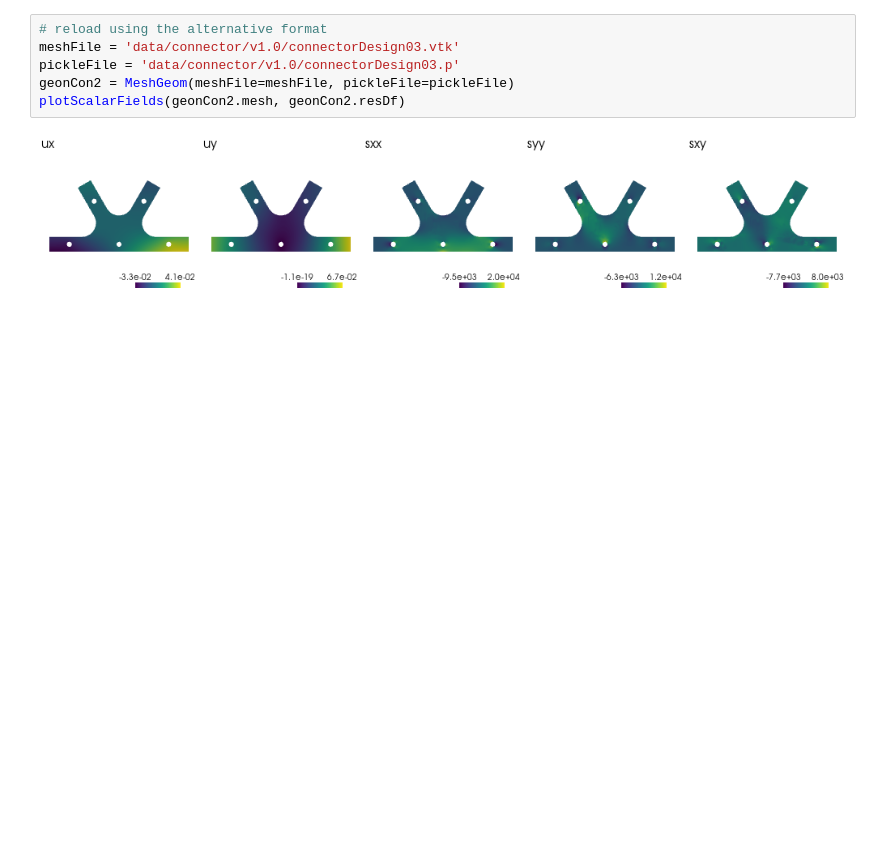
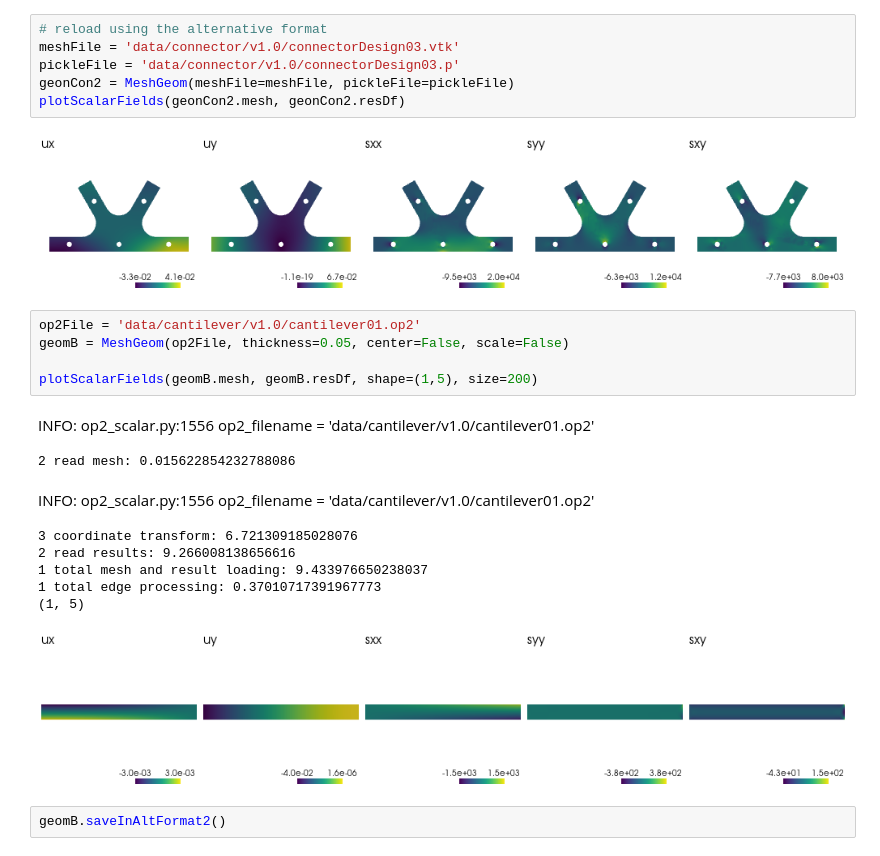
Before and after one commit to ewhalen12/pinnDSE, a Jupyter notebook: fileConversion.ipynb, the cells around one changed output. Drawn from its saved outputs; the diff is of its cells as text; blank space fills up the shorter version.

Commit message:
new save format

```diff
--- a/fileConversion.ipynb
+++ b/fileConversion.ipynb
@@ -67,3 +67,20 @@ geonCon2 = MeshGeom(meshFile=meshFile, pickleFile=pickleFile)
 plotScalarFields(geonCon2.mesh, geonCon2.resDf)
 # %% [output]
 [figure]
+# %%
+op2File = 'data/cantilever/v1.0/cantilever01.op2'
+geomB = MeshGeom(op2File, thickness=0.05, center=False, scale=False)
+
+plotScalarFields(geomB.mesh, geomB.resDf, shape=(1,5), size=200)
+# %% [output]
+INFO: op2_scalar.py:1556 op2_filename = 'data/cantilever/v1.0/cantilever01.op2'
+2 read mesh: 0.015622854232788086
+INFO: op2_scalar.py:1556 op2_filename = 'data/cantilever/v1.0/cantilever01.op2'
+3 coordinate transform: 6.721309185028076
+2 read results: 9.266008138656616
+1 total mesh and result loading: 9.433976650238037
+1 total edge processing: 0.37010717391967773
+(1, 5)
+[figure, added]
+# %%
+geomB.saveInAltFormat2()
```
Also changed, not shown: parts of 1 cell of this notebook, 2 other files.
